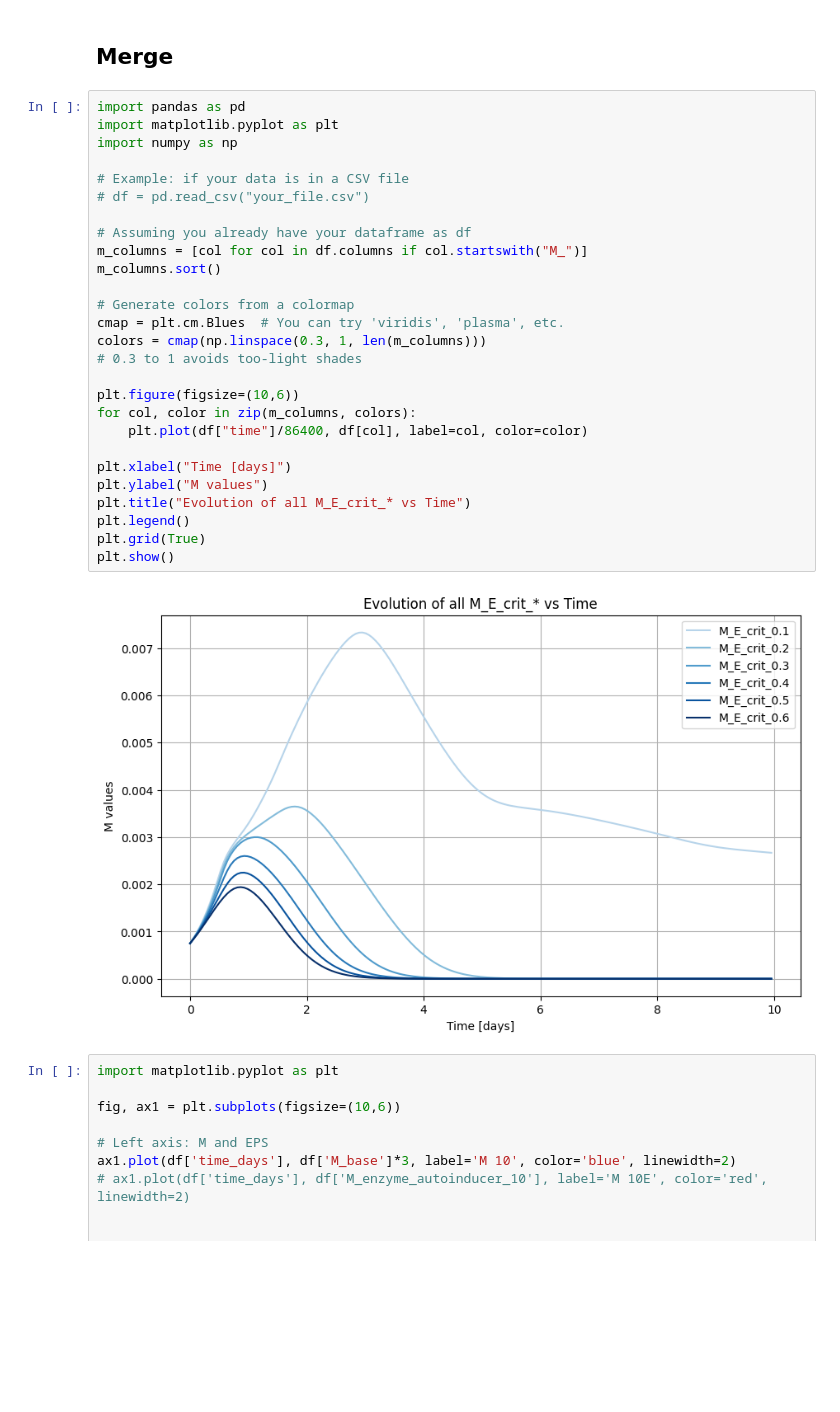
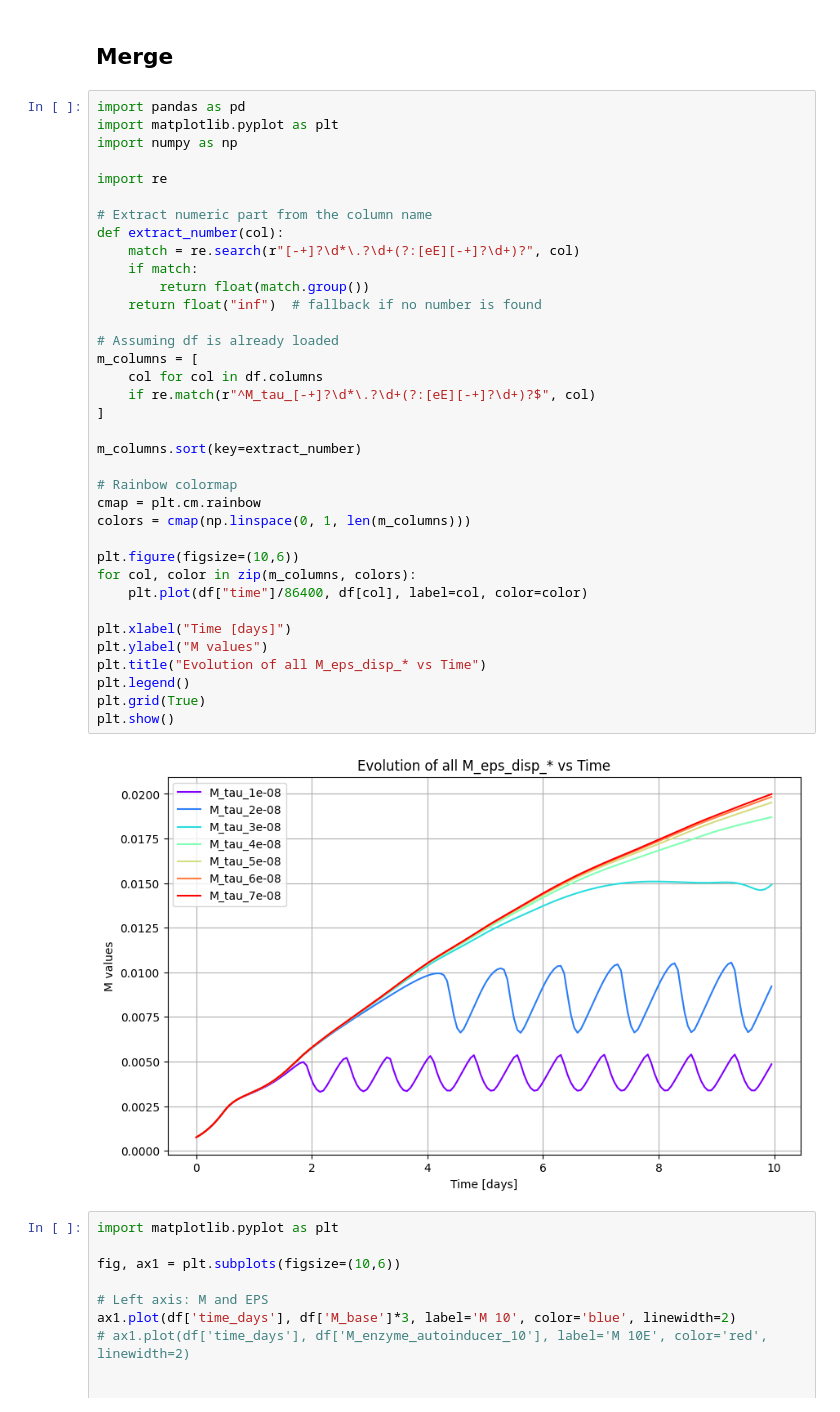
Before and after one commit to duke-igem-2025/biofilmFoam, a Jupyter notebook: dev/biofilmFoam/Data Analysis.ipynb, the cells around one changed output. Cells and saved outputs as stored; diff of their text form; blank space fills up the shorter version.

```diff
--- a/dev/biofilmFoam/Data Analysis.ipynb
+++ b/dev/biofilmFoam/Data Analysis.ipynb
@@ -57,32 +57,41 @@ print(df.head())
 # %%
 import pandas as pd
 import matplotlib.pyplot as plt
 import numpy as np
 
-# Example: if your data is in a CSV file
-# df = pd.read_csv("your_file.csv")
+import re
 
-# Assuming you already have your dataframe as df
-m_columns = [col for col in df.columns if col.startswith("M_")]
-m_columns.sort()
+# Extract numeric part from the column name
+def extract_number(col):
+    match = re.search(r"[-+]?\d*\.?\d+(?:[eE][-+]?\d+)?", col)
+    if match:
+        return float(match.group())
+    return float("inf")  # fallback if no number is found
 
-# Generate colors from a colormap
-cmap = plt.cm.Blues  # You can try 'viridis', 'plasma', etc.
-colors = cmap(np.linspace(0.3, 1, len(m_columns)))
-# 0.3 to 1 avoids too-light shades
+# Assuming df is already loaded
+m_columns = [
+    col for col in df.columns
+    if re.match(r"^M_tau_[-+]?\d*\.?\d+(?:[eE][-+]?\d+)?$", col)
+]
+
+m_columns.sort(key=extract_number)
+
+# Rainbow colormap
+cmap = plt.cm.rainbow
+colors = cmap(np.linspace(0, 1, len(m_columns)))
 
 plt.figure(figsize=(10,6))
 for col, color in zip(m_columns, colors):
     plt.plot(df["time"]/86400, df[col], label=col, color=color)
 
 plt.xlabel("Time [days]")
 plt.ylabel("M values")
-plt.title("Evolution of all M_E_crit_* vs Time")
+plt.title("Evolution of all M_eps_disp_* vs Time")
 plt.legend()
 plt.grid(True)
 plt.show()
 # %% [output]
-[figure, old version]
+[figure, new version]
 # %%
 import matplotlib.pyplot as plt
 
```
Also changed, not shown: parts of 1 cell of this notebook, 3 other files.
